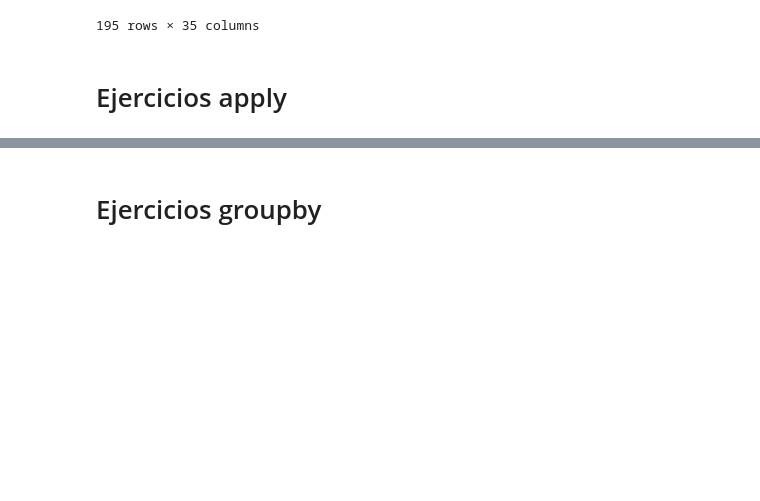
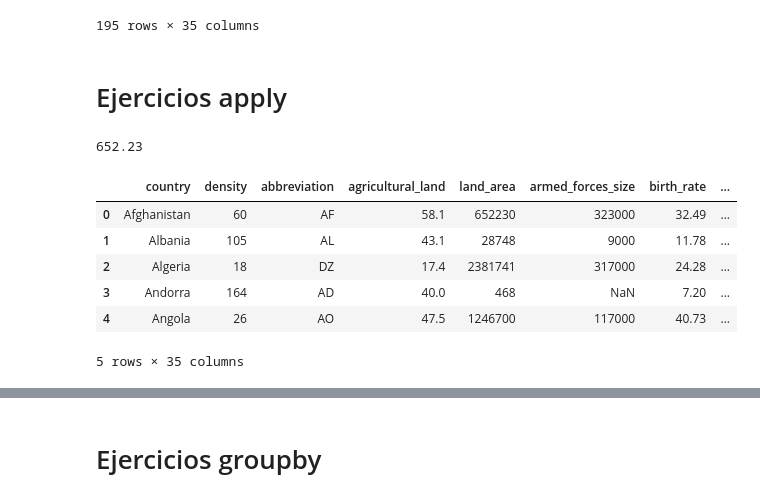
Before and after one commit to Aniitaa7/mod-3-pairprogramming_ANA_MARTA.H, a Jupyter notebook: 5-Group-by-Apply-pairprogramming-ANA_MARTA_H.ipynb, the cells around one changed output, grey strips where cells are left out. Drawn from its saved outputs; the diff is of its cells as text; code cells hidden in the pictures; blank space fills up the shorter version.

```diff
--- a/5-Group-by-Apply-pairprogramming-ANA_MARTA_H.ipynb
+++ b/5-Group-by-Apply-pairprogramming-ANA_MARTA_H.ipynb
@@ -25,5 +25,5 @@ df
 # density, cpi son de tipo object pero en realidad deberían ser numéricas. Crea una función que nos permita cambiar el
 # tipo de dato de estas columnas al que le corresponde.
 # %%
-columnas = ['land_area', 'armed_forces_size', 'co2-emissions', 'gdp', 'population', 'urban_population', 'latitude', 'longitude',
+columnas = ['land_area', 'armed_forces_size', 'co2-emissions', 'population', 'urban_population', 'latitude', 'longitude',
 'density', 'cpi']
@@ -37,2 +29,0 @@ def convertir_a_numerico(df, columnas):
-# %%
-df = convertir_a_numerico(df, columnas)
@@ -38,0 +32,16 @@ df = convertir_a_numerico(df, columnas)
+# %%
+float(dato)
+# %% [output]
+652.23
+# %%
+df[columnas] = df[columnas].apply(lambda x: x.str.replace(',', ''))
+# %%
+df.head()
+# %% [output]
+|  | country | density | abbreviation | agricultural_land | land_area | armed_forces_size | birth_rate | ... |
+| 0 | Afghanistan | 60 | AF | 58.1 | 652230 | 323000 | 32.49 | ... |
+| 1 | Albania | 105 | AL | 43.1 | 28748 | 9000 | 11.78 | ... |
+| 2 | Algeria | 18 | DZ | 17.4 | 2381741 | 317000 | 24.28 | ... |
+| 3 | Andorra | 164 | AD | 40.0 | 468 | NaN | 7.20 | ... |
+| 4 | Angola | 26 | AO | 47.5 | 1246700 | 117000 | 40.73 | ... |
+5 rows × 35 columns
```
Also changed, not shown: parts of 7 cells of this notebook.
